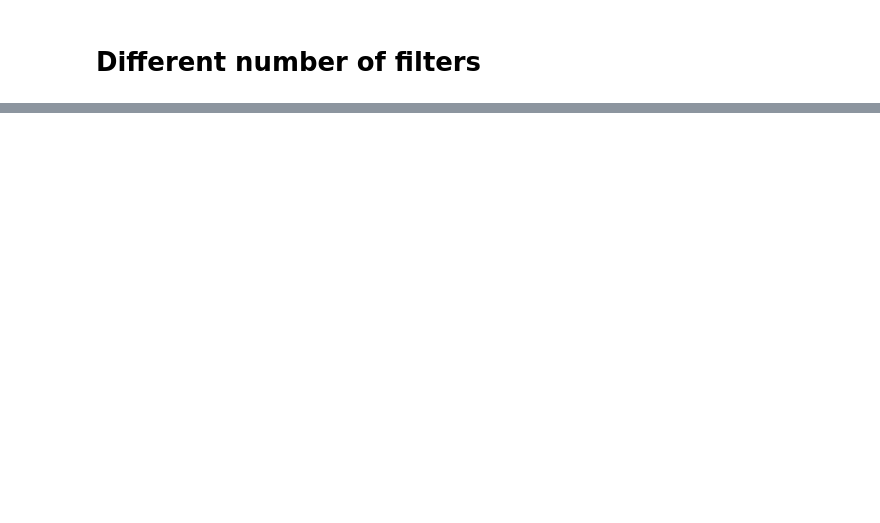
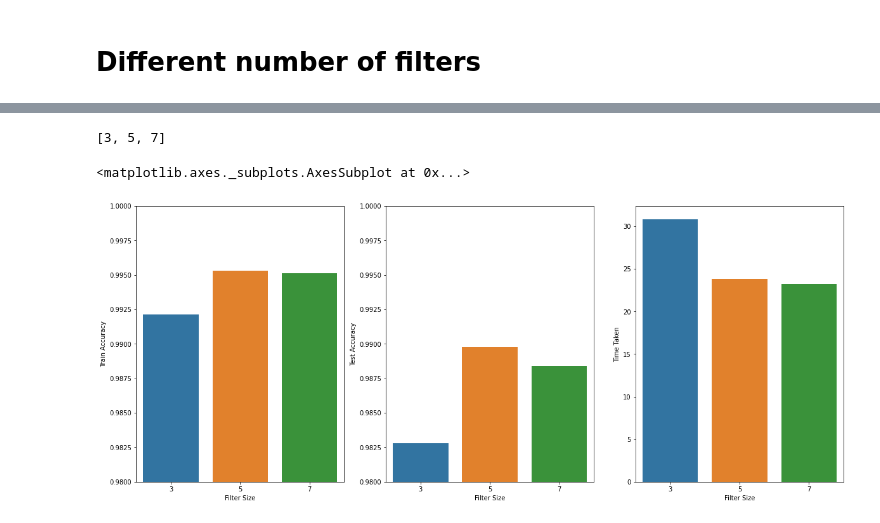
Before and after one commit to manavgakhar/DL-Labs, a Jupyter notebook: DL_Lab6.ipynb, the cells around one changed output, grey strips where cells are left out. Cells and saved outputs as stored; diff of their text form; code cells hidden in the pictures; blank space fills up the shorter version.

```diff
--- a/DL_Lab6.ipynb
+++ b/DL_Lab6.ipynb
@@ -95,0 +171,27 @@ KeyboardInterrupt:
+# %%
+params3=[]
+timess3=[]
+test_acc3=[]
+train_acc3=[]
+filt=[]
+# %%
+filter_size=[3,5,7]
+# %%
+for i in filter_size:
+    model= Sequential()
+    model.add(Input(shape=(28,28,1)))
+    model.add(Conv2D(16,(i,i),activation='relu'))
+    model.add(Conv2D(16,(i,i),activation='relu'))
+    model.add(Flatten())
+    model.add(Dense(10,activation='softmax'))
+    model.compile(optimizer='adam',loss='categorical_crossentropy',metrics=['accuracy'])
+    t=time.time()
+    model.fit(X_train,y_train,epochs=5)
+    timess3.append(time.time()-t)
+    b=model.evaluate(X_train,y_train)
+    a=model.evaluate(X_test,y_test)
+
+    filt.append(i)
+    train_acc3.append(b[1])
+    test_acc3.append(a[1])
+    params3.append(model.count_params())
@@ -95,0 +216,23 @@ KeyboardInterrupt:
+# %%
+filt
+# %% [output]
+[3, 5, 7]
+# %%
+fig,axes= plt.subplots(1,3,figsize=(20,8))
+
+axes[0].set_ylabel('Train Accuracy')
+axes[1].set_ylabel('Test Accuracy')
+axes[2].set_ylabel('Time Taken')
+axes[0].set_xlabel('Filter Size')
+axes[1].set_xlabel('Filter Size')
+axes[2].set_xlabel('Filter Size')
+
+axes[0].set_ylim(0.98,1.0)
+axes[1].set_ylim(0.98,1.0)
+
+sns.barplot(x=filt,y=train_acc3,ax=axes[0])
+sns.barplot(x=filt,y=test_acc3,ax=axes[1])
+sns.barplot(x=filt,y=timess3,ax=axes[2])
+# %% [output]
+<matplotlib.axes._subplots.AxesSubplot at 0x...>
+[figure, added]
```
Also changed, not shown: parts of 36 cells of this notebook.
